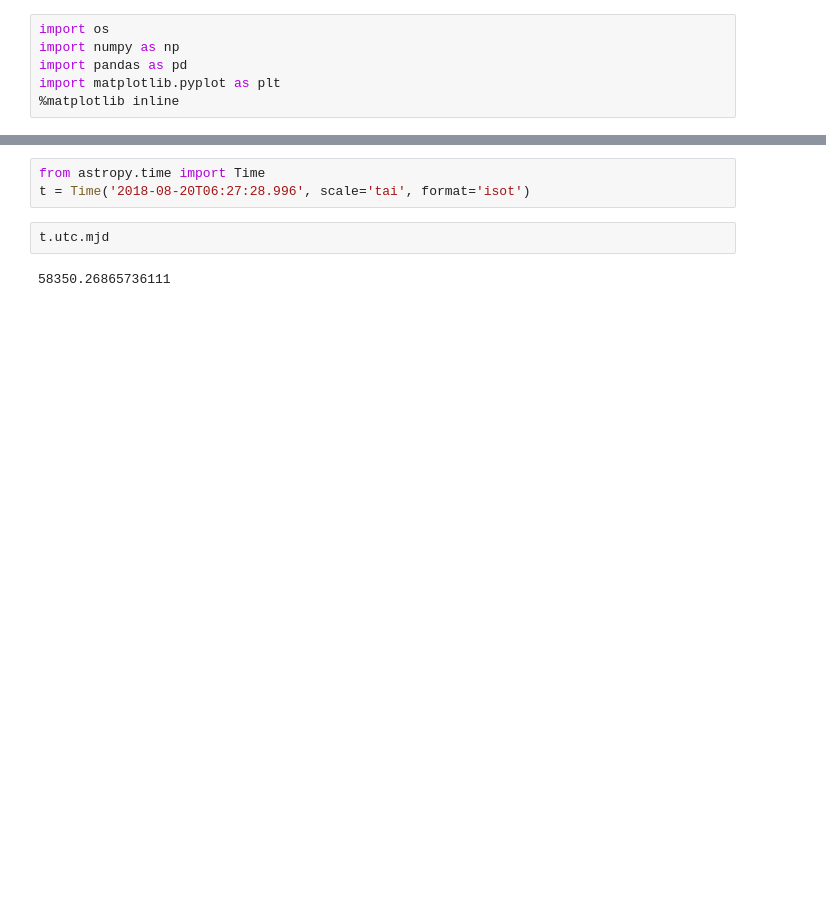
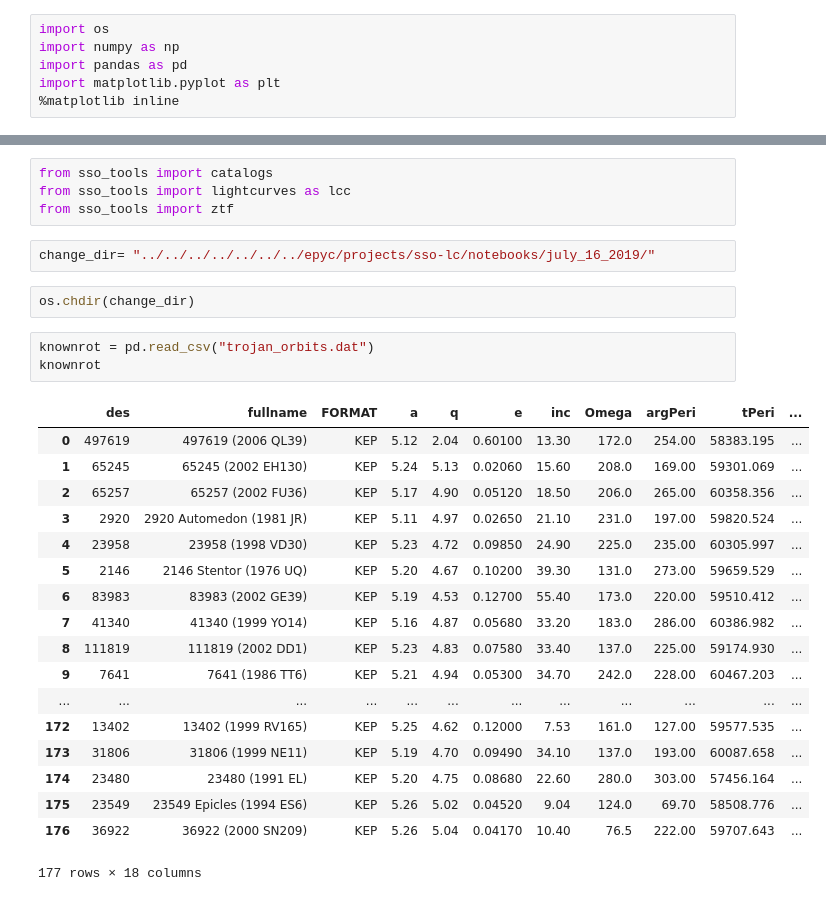
Before and after one commit to dirac-institute/CometGPs, a Jupyter notebook: data/paper_plots/ztf_lightcurves/Period_vs_Period.ipynb, the cells around one changed output, grey strips where cells are left out. Cells and saved outputs as stored; diff of their text form; blank space fills up the shorter version.

```diff
--- a/data/paper_plots/ztf_lightcurves/Period_vs_Period.ipynb
+++ b/data/paper_plots/ztf_lightcurves/Period_vs_Period.ipynb
@@ -103,7 +7,30 @@ plt.xlim(0, 60)
-# %%
-from astropy.time import Time
-t = Time('2018-08-20T06:27:28.996', scale='tai', format='isot')
-# %%
-t.utc.mjd
-# %% [output]
-58350.26865736111
+# %%
+from sso_tools import catalogs
+from sso_tools import lightcurves as lcc
+from sso_tools import ztf
+# %%
+change_dir= "../../../../../../../epyc/projects/sso-lc/notebooks/july_16_2019/"
+# %%
+os.chdir(change_dir)
+# %%
+knownrot = pd.read_csv("trojan_orbits.dat")
+knownrot
+# %% [output]
+|  | des | fullname | FORMAT | a | q | e | inc | Omega | argPeri | tPeri | ... |
+| 0 | 497619 | 497619 (2006 QL39) | KEP | 5.12 | 2.04 | 0.60100 | 13.30 | 172.0 | 254.00 | 58383.195 | ... |
+| 1 | 65245 | 65245 (2002 EH130) | KEP | 5.24 | 5.13 | 0.02060 | 15.60 | 208.0 | 169.00 | 59301.069 | ... |
+| 2 | 65257 | 65257 (2002 FU36) | KEP | 5.17 | 4.90 | 0.05120 | 18.50 | 206.0 | 265.00 | 60358.356 | ... |
+| 3 | 2920 | 2920 Automedon (1981 JR) | KEP | 5.11 | 4.97 | 0.02650 | 21.10 | 231.0 | 197.00 | 59820.524 | ... |
+| 4 | 23958 | 23958 (1998 VD30) | KEP | 5.23 | 4.72 | 0.09850 | 24.90 | 225.0 | 235.00 | 60305.997 | ... |
+| 5 | 2146 | 2146 Stentor (1976 UQ) | KEP | 5.20 | 4.67 | 0.10200 | 39.30 | 131.0 | 273.00 | 59659.529 | ... |
+| 6 | 83983 | 83983 (2002 GE39) | KEP | 5.19 | 4.53 | 0.12700 | 55.40 | 173.0 | 220.00 | 59510.412 | ... |
+| 7 | 41340 | 41340 (1999 YO14) | KEP | 5.16 | 4.87 | 0.05680 | 33.20 | 183.0 | 286.00 | 60386.982 | ... |
+| 8 | 111819 | 111819 (2002 DD1) | KEP | 5.23 | 4.83 | 0.07580 | 33.40 | 137.0 | 225.00 | 59174.930 | ... |
+| 9 | 7641 | 7641 (1986 TT6) | KEP | 5.21 | 4.94 | 0.05300 | 34.70 | 242.0 | 228.00 | 60467.203 | ... |
+| ... | ... | ... | ... | ... | ... | ... | ... | ... | ... | ... | ... |
+| 172 | 13402 | 13402 (1999 RV165) | KEP | 5.25 | 4.62 | 0.12000 | 7.53 | 161.0 | 127.00 | 59577.535 | ... |
+| 173 | 31806 | 31806 (1999 NE11) | KEP | 5.19 | 4.70 | 0.09490 | 34.10 | 137.0 | 193.00 | 60087.658 | ... |
+| 174 | 23480 | 23480 (1991 EL) | KEP | 5.20 | 4.75 | 0.08680 | 22.60 | 280.0 | 303.00 | 57456.164 | ... |
+| 175 | 23549 | 23549 Epicles (1994 ES6) | KEP | 5.26 | 5.02 | 0.04520 | 9.04 | 124.0 | 69.70 | 58508.776 | ... |
+| 176 | 36922 | 36922 (2000 SN209) | KEP | 5.26 | 5.04 | 0.04170 | 10.40 | 76.5 | 222.00 | 59707.643 | ... |
+177 rows × 18 columns
```
Also changed, not shown: parts of 44 cells of this notebook, 5 other files.
